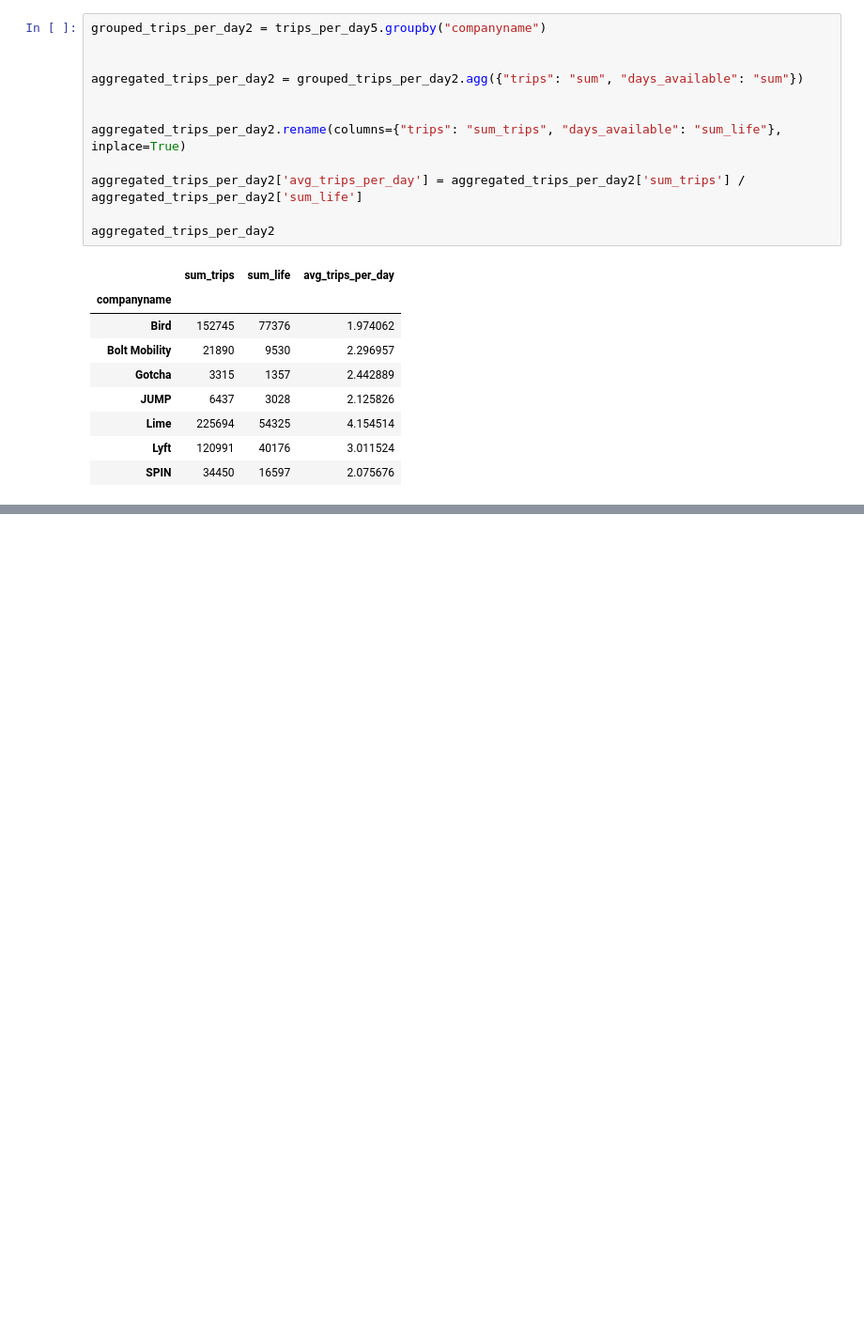
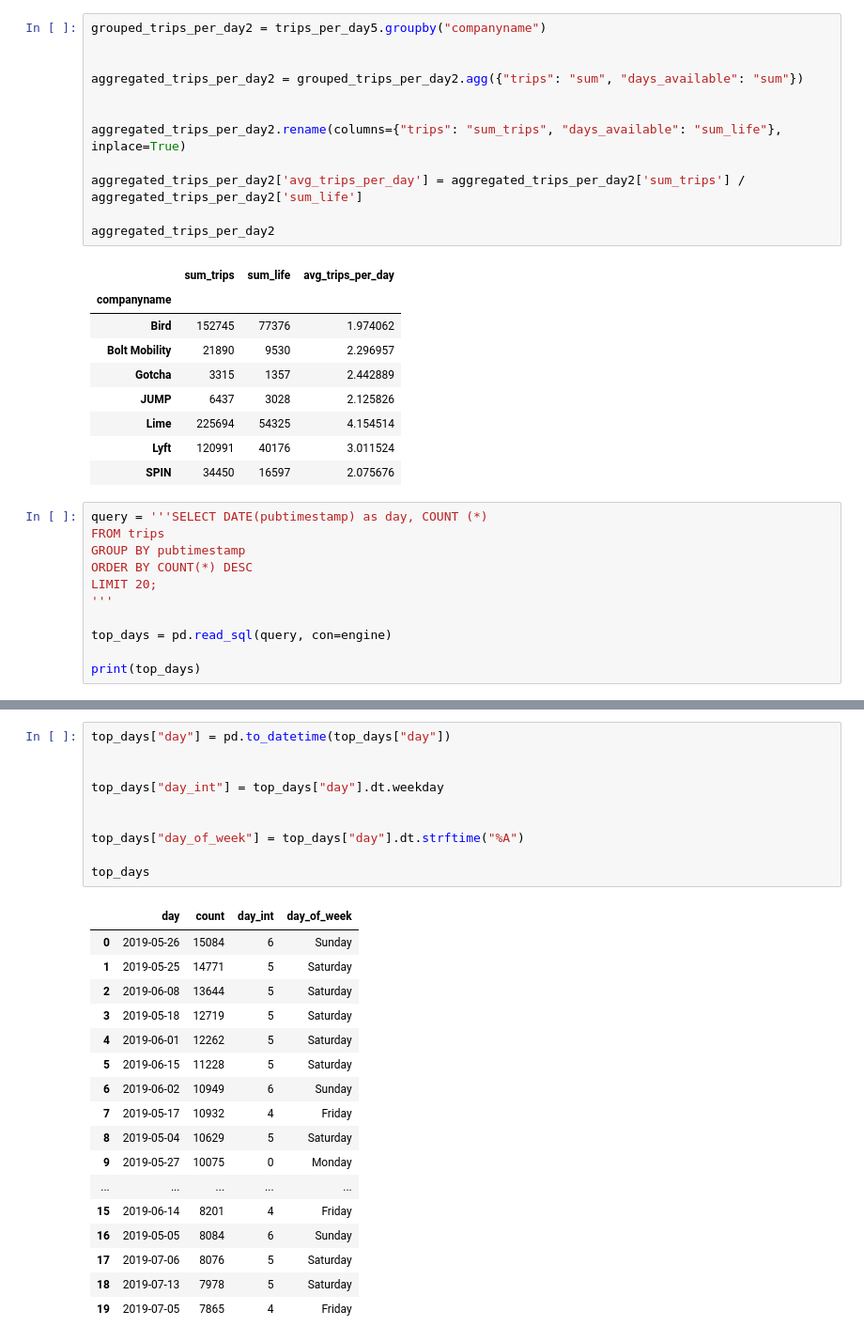
Before and after one commit to NSS-Data-Analytics-Cohort-8/scooter-partner1-yo_dawg_i_heard_you_liked_queries, a Jupyter notebook: notebooks/Project_questions.ipynb, the cells around one changed output, grey strips where cells are left out. Shown at 94% size. Drawn from its saved outputs; the diff is of its cells as text; blank space fills up the shorter version.

```diff
--- a/notebooks/Project_questions.ipynb
+++ b/notebooks/Project_questions.ipynb
@@ -440,3 +441,14 @@ aggregated_trips_per_day2
 | Lime | 225694 | 54325 | 4.154514 |
 | Lyft | 120991 | 40176 | 3.011524 |
 | SPIN | 34450 | 16597 | 2.075676 |
+# %%
+query = '''SELECT DATE(pubtimestamp) as day, COUNT (*)
+FROM trips
+GROUP BY pubtimestamp
+ORDER BY COUNT(*) DESC
+LIMIT 20;
+'''
+
+top_days = pd.read_sql(query, con=engine)
+
+print(top_days)
@@ -442,0 +473,28 @@ aggregated_trips_per_day2
+# %%
+top_days["day"] = pd.to_datetime(top_days["day"])
+
+
+top_days["day_int"] = top_days["day"].dt.weekday
+
+
+top_days["day_of_week"] = top_days["day"].dt.strftime("%A")
+
+top_days
+# %% [output]
+|  | day | count | day_int | day_of_week |
+| 0 | 2019-05-26 | 15084 | 6 | Sunday |
+| 1 | 2019-05-25 | 14771 | 5 | Saturday |
+| 2 | 2019-06-08 | 13644 | 5 | Saturday |
+| 3 | 2019-05-18 | 12719 | 5 | Saturday |
+| 4 | 2019-06-01 | 12262 | 5 | Saturday |
+| 5 | 2019-06-15 | 11228 | 5 | Saturday |
+| 6 | 2019-06-02 | 10949 | 6 | Sunday |
+| 7 | 2019-05-17 | 10932 | 4 | Friday |
+| 8 | 2019-05-04 | 10629 | 5 | Saturday |
+| 9 | 2019-05-27 | 10075 | 0 | Monday |
+| ... | ... | ... | ... | ... |
+| 15 | 2019-06-14 | 8201 | 4 | Friday |
+| 16 | 2019-05-05 | 8084 | 6 | Sunday |
+| 17 | 2019-07-06 | 8076 | 5 | Saturday |
+| 18 | 2019-07-13 | 7978 | 5 | Saturday |
+| 19 | 2019-07-05 | 7865 | 4 | Friday |
```
Also changed, not shown: parts of 11 cells of this notebook.
